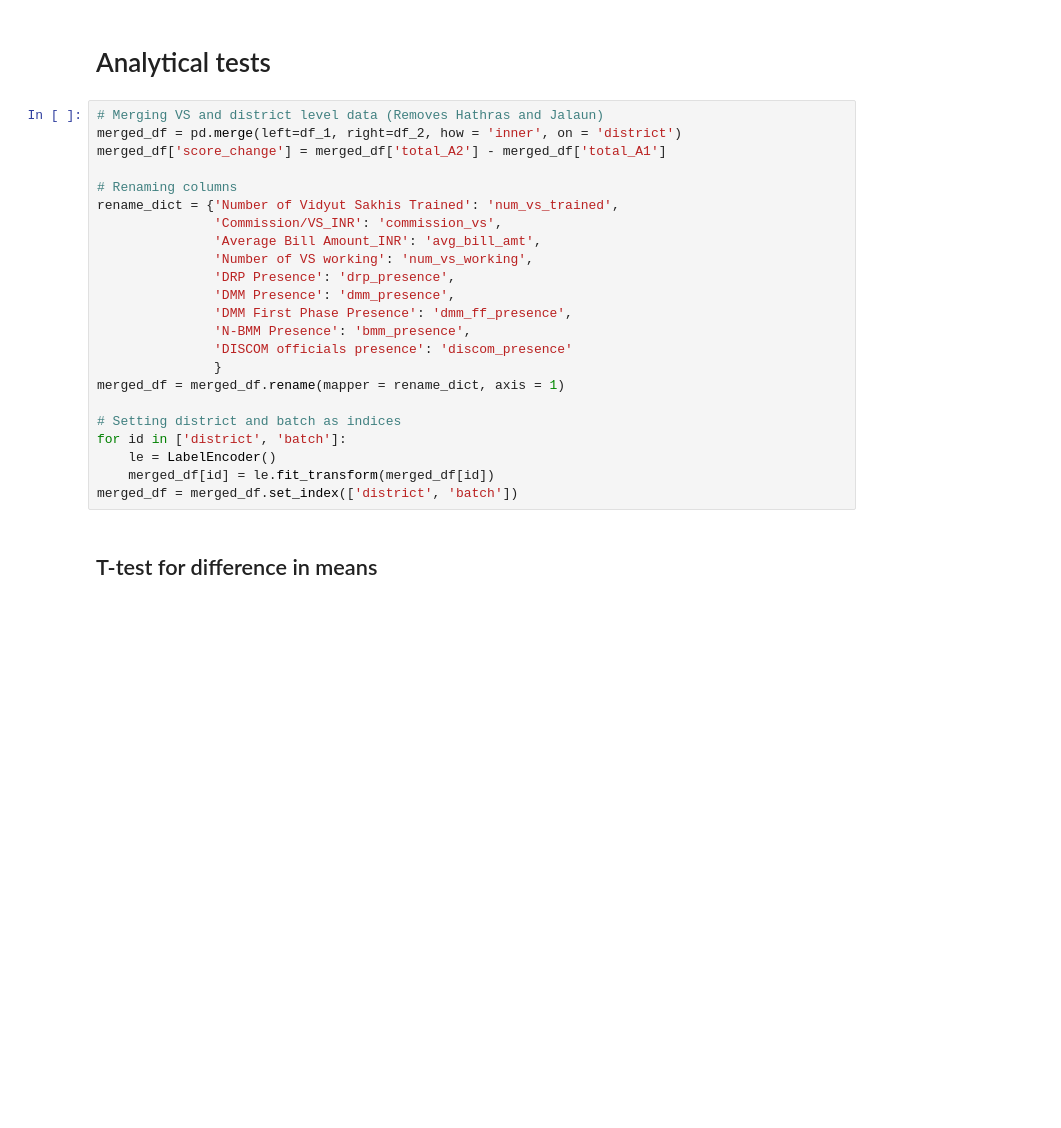
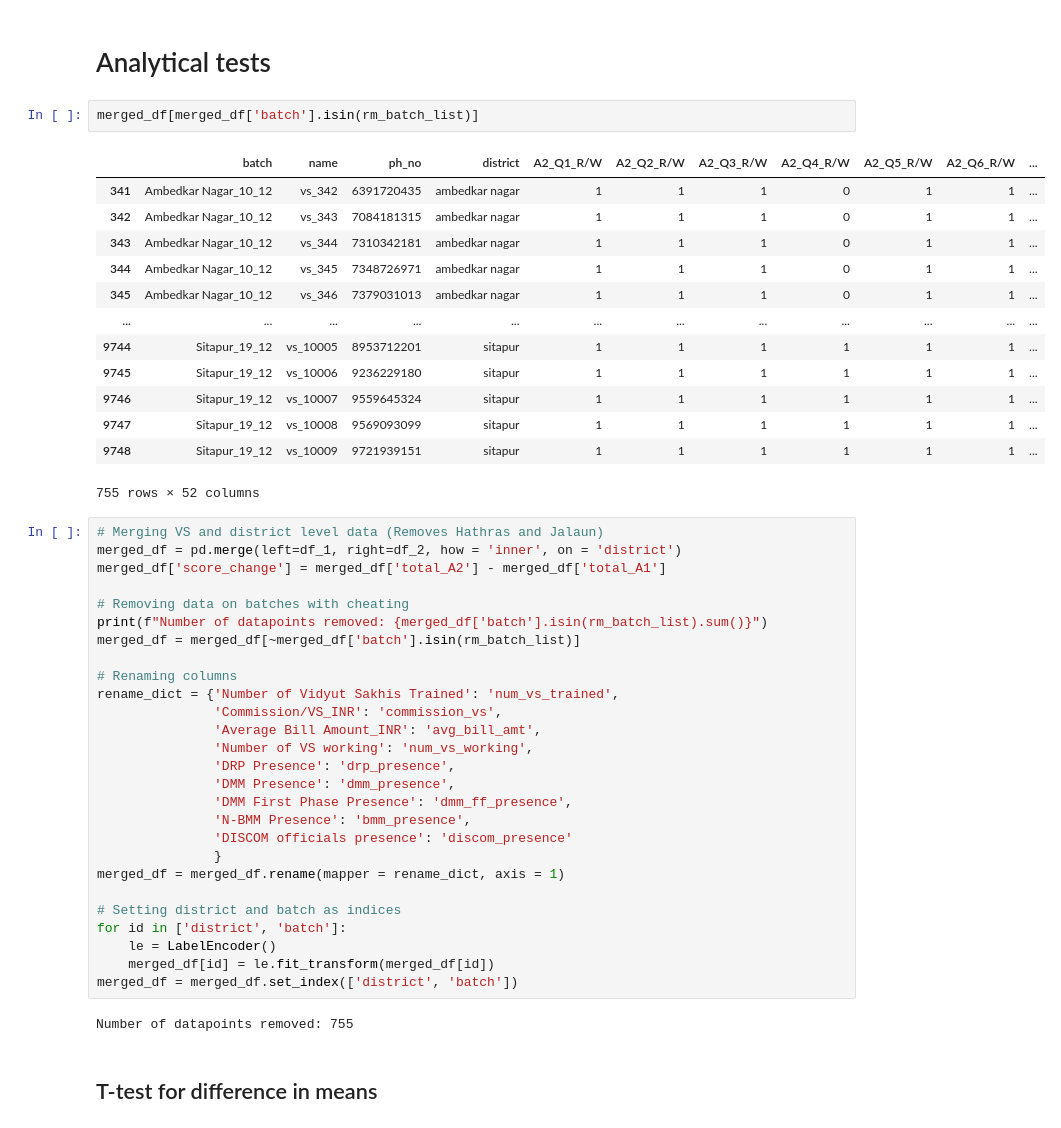
Before and after one commit to Tarunmehta004/Vidyut_Sakhi_training, a Jupyter notebook: Python implementation/Analysis 18Mar25.iPYNB, the cells around one changed output. Cells and saved outputs as stored; diff of their text form; blank space fills up the shorter version.

```diff
--- a/Python implementation/Analysis 18Mar25.iPYNB
+++ b/Python implementation/Analysis 18Mar25.iPYNB
@@ -151,10 +173,30 @@ plt.show()
 [figure]
 # %% [markdown]
 # Analytical tests
+# %%
+merged_df[merged_df['batch'].isin(rm_batch_list)]
+# %% [output]
+|  | batch | name | ph_no | district | A2_Q1_R/W | A2_Q2_R/W | A2_Q3_R/W | A2_Q4_R/W | A2_Q5_R/W | A2_Q6_R/W | ... |
+| 341 | Ambedkar Nagar_10_12 | vs_342 | 6391720435 | ambedkar nagar | 1 | 1 | 1 | 0 | 1 | 1 | ... |
+| 342 | Ambedkar Nagar_10_12 | vs_343 | 7084181315 | ambedkar nagar | 1 | 1 | 1 | 0 | 1 | 1 | ... |
+| 343 | Ambedkar Nagar_10_12 | vs_344 | 7310342181 | ambedkar nagar | 1 | 1 | 1 | 0 | 1 | 1 | ... |
+| 344 | Ambedkar Nagar_10_12 | vs_345 | 7348726971 | ambedkar nagar | 1 | 1 | 1 | 0 | 1 | 1 | ... |
+| 345 | Ambedkar Nagar_10_12 | vs_346 | 7379031013 | ambedkar nagar | 1 | 1 | 1 | 0 | 1 | 1 | ... |
+| ... | ... | ... | ... | ... | ... | ... | ... | ... | ... | ... | ... |
+| 9744 | Sitapur_19_12 | vs_10005 | 8953712201 | sitapur | 1 | 1 | 1 | 1 | 1 | 1 | ... |
+| 9745 | Sitapur_19_12 | vs_10006 | 9236229180 | sitapur | 1 | 1 | 1 | 1 | 1 | 1 | ... |
+| 9746 | Sitapur_19_12 | vs_10007 | 9559645324 | sitapur | 1 | 1 | 1 | 1 | 1 | 1 | ... |
+| 9747 | Sitapur_19_12 | vs_10008 | 9569093099 | sitapur | 1 | 1 | 1 | 1 | 1 | 1 | ... |
+| 9748 | Sitapur_19_12 | vs_10009 | 9721939151 | sitapur | 1 | 1 | 1 | 1 | 1 | 1 | ... |
+755 rows × 52 columns
 # %%
 # Merging VS and district level data (Removes Hathras and Jalaun)
 merged_df = pd.merge(left=df_1, right=df_2, how = 'inner', on = 'district')
 merged_df['score_change'] = merged_df['total_A2'] - merged_df['total_A1']
+
+# Removing data on batches with cheating
+print(f"Number of datapoints removed: {merged_df['batch'].isin(rm_batch_list).sum()}")
+merged_df = merged_df[~merged_df['batch'].isin(rm_batch_list)]
 
 # Renaming columns
 rename_dict = {'Number of Vidyut Sakhis Trained': 'num_vs_trained',
@@ -174,6 +216,8 @@ for id in ['district', 'batch']:
     le = LabelEncoder()
     merged_df[id] = le.fit_transform(merged_df[id])
 merged_df = merged_df.set_index(['district', 'batch'])
+# %% [output]
+Number of datapoints removed: 755
 # %% [markdown]
 ## T-test for difference in means
 # %%
```
Also changed, not shown: parts of 36 cells of this notebook, 1 other file.
